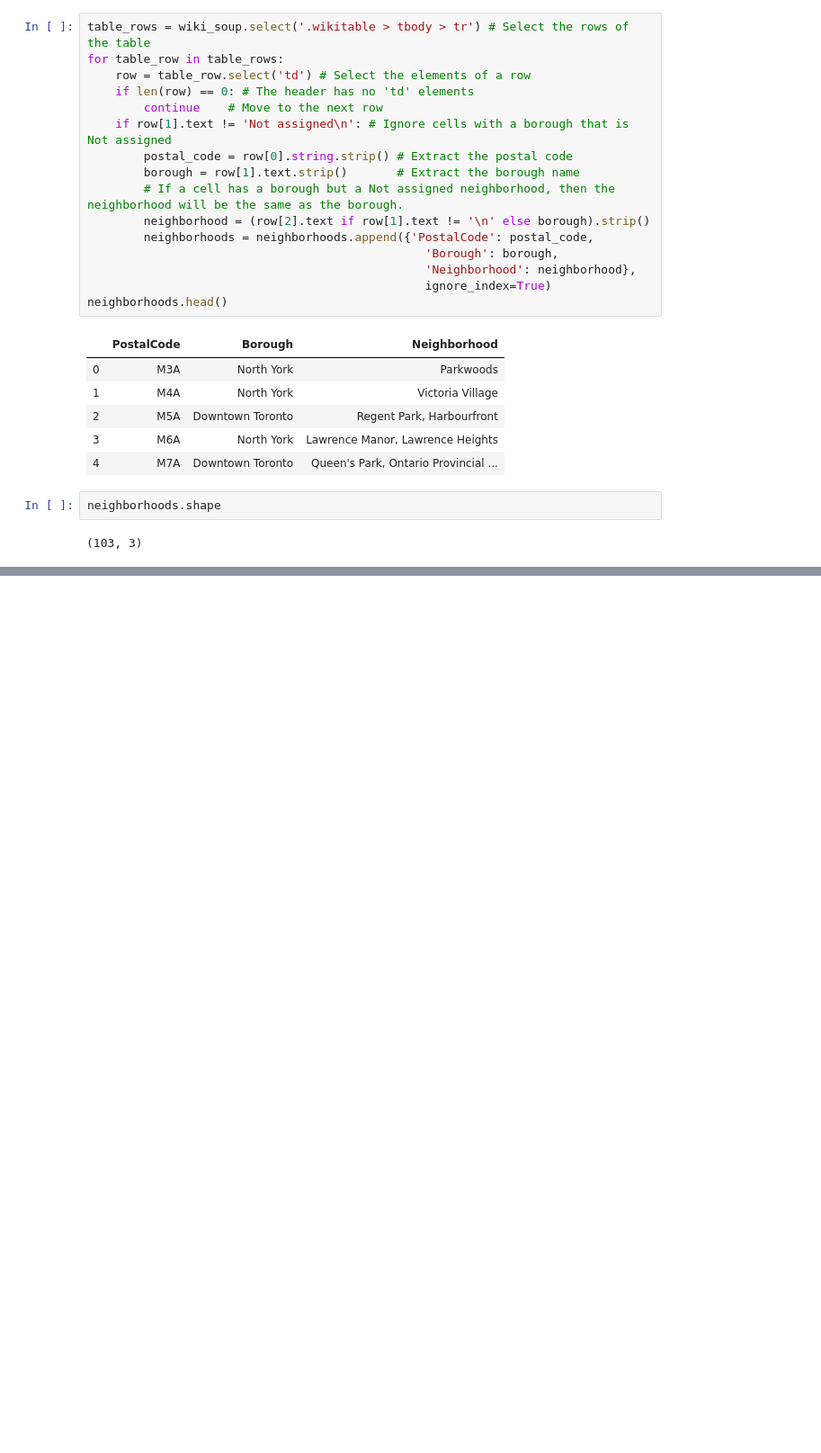
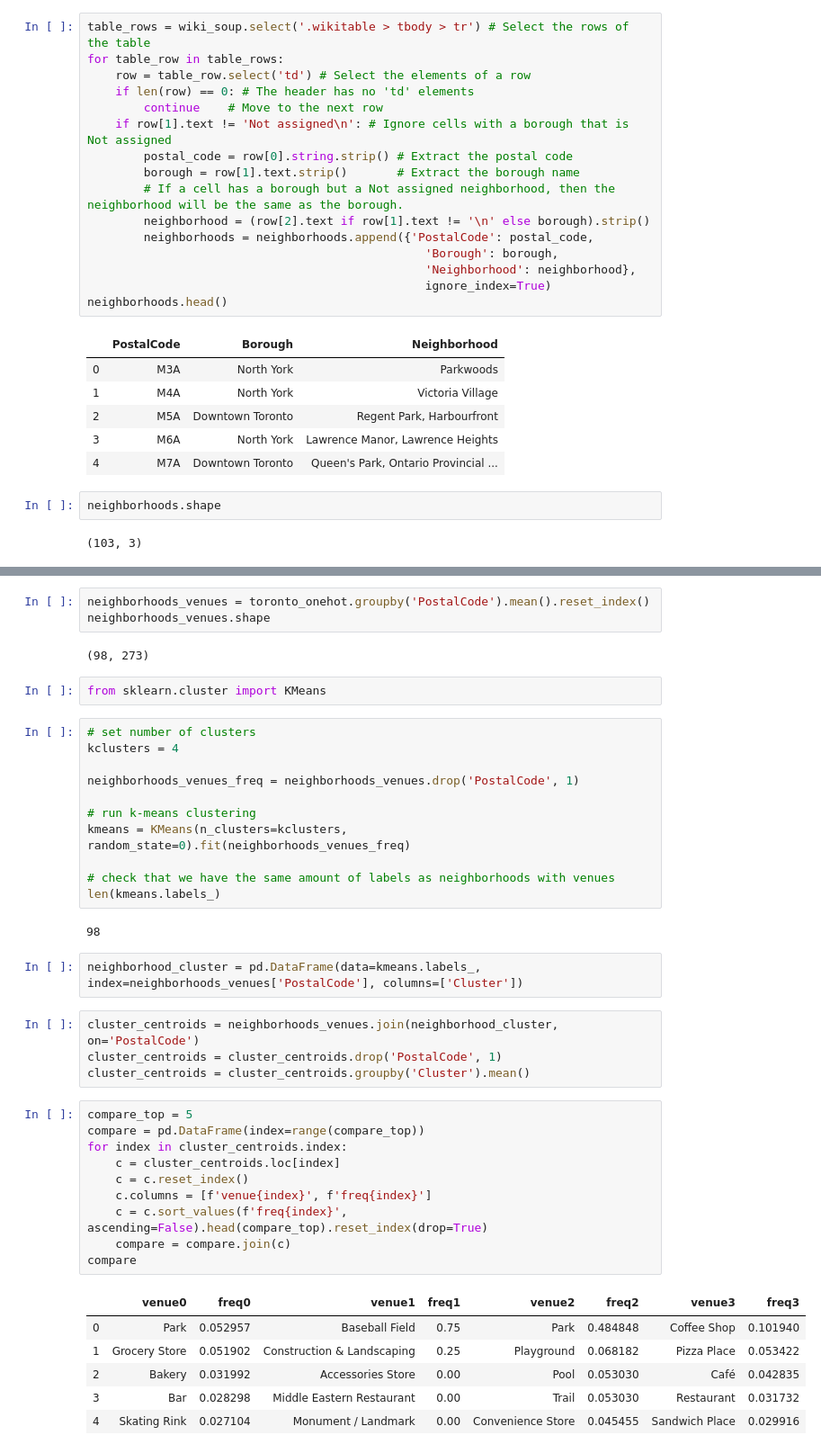
Before and after one commit to 112358fn/Coursera_Capstone, a Jupyter notebook: The_Battle_of_the_neighborhoods.ipynb, the cells around one changed output, grey strips where cells are left out. Shown at 90% size. Saved outputs shown, nothing was run; the diff lists cells and outputs as text; blank space fills up the shorter version.

```diff
--- a/The_Battle_of_the_neighborhoods.ipynb
+++ b/The_Battle_of_the_neighborhoods.ipynb
@@ -60,0 +197,43 @@ neighborhoods.shape
+# %%
+neighborhoods_venues = toronto_onehot.groupby('PostalCode').mean().reset_index()
+neighborhoods_venues.shape
+# %% [output]
+(98, 273)
+# %%
+from sklearn.cluster import KMeans
+# %%
+# set number of clusters
+kclusters = 4
+
+neighborhoods_venues_freq = neighborhoods_venues.drop('PostalCode', 1)
+
+# run k-means clustering
+kmeans = KMeans(n_clusters=kclusters, random_state=0).fit(neighborhoods_venues_freq)
+
+# check that we have the same amount of labels as neighborhoods with venues
+len(kmeans.labels_)
+# %% [output]
+98
+# %%
+neighborhood_cluster = pd.DataFrame(data=kmeans.labels_, index=neighborhoods_venues['PostalCode'], columns=['Cluster'])
+# %%
+cluster_centroids = neighborhoods_venues.join(neighborhood_cluster, on='PostalCode')
+cluster_centroids = cluster_centroids.drop('PostalCode', 1)
+cluster_centroids = cluster_centroids.groupby('Cluster').mean()
+# %%
+compare_top = 5
+compare = pd.DataFrame(index=range(compare_top))
+for index in cluster_centroids.index:
+    c = cluster_centroids.loc[index]
+    c = c.reset_index()
+    c.columns = [f'venue{index}', f'freq{index}']
+    c = c.sort_values(f'freq{index}', ascending=False).head(compare_top).reset_index(drop=True)
+    compare = compare.join(c)
+compare
+# %% [output]
+|  | venue0 | freq0 | venue1 | freq1 | venue2 | freq2 | venue3 | freq3 |
+| 0 | Park | 0.052957 | Baseball Field | 0.75 | Park | 0.484848 | Coffee Shop | 0.101940 |
+| 1 | Grocery Store | 0.051902 | Construction & Landscaping | 0.25 | Playground | 0.068182 | Pizza Place | 0.053422 |
+| 2 | Bakery | 0.031992 | Accessories Store | 0.00 | Pool | 0.053030 | Café | 0.042835 |
+| 3 | Bar | 0.028298 | Middle Eastern Restaurant | 0.00 | Trail | 0.053030 | Restaurant | 0.031732 |
+| 4 | Skating Rink | 0.027104 | Monument / Landmark | 0.00 | Convenience Store | 0.045455 | Sandwich Place | 0.029916 |
```
Also changed, not shown: parts of 20 cells of this notebook.
